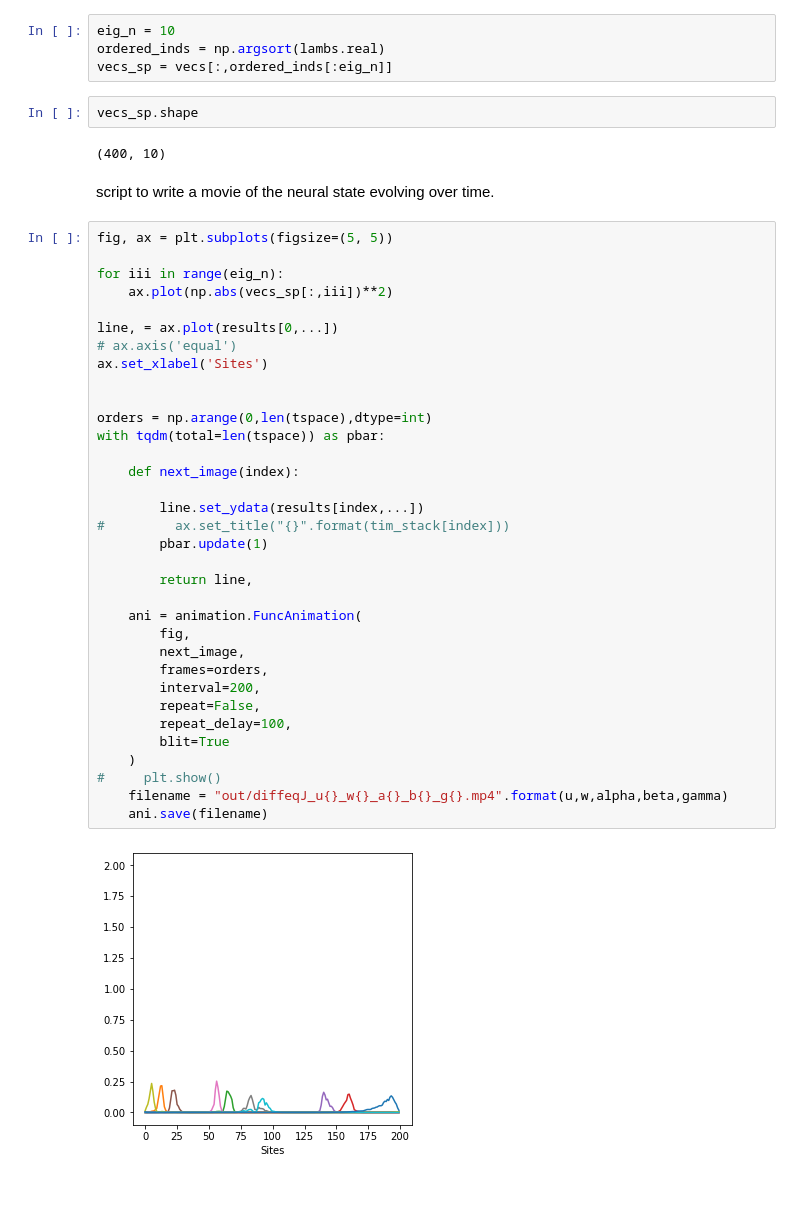
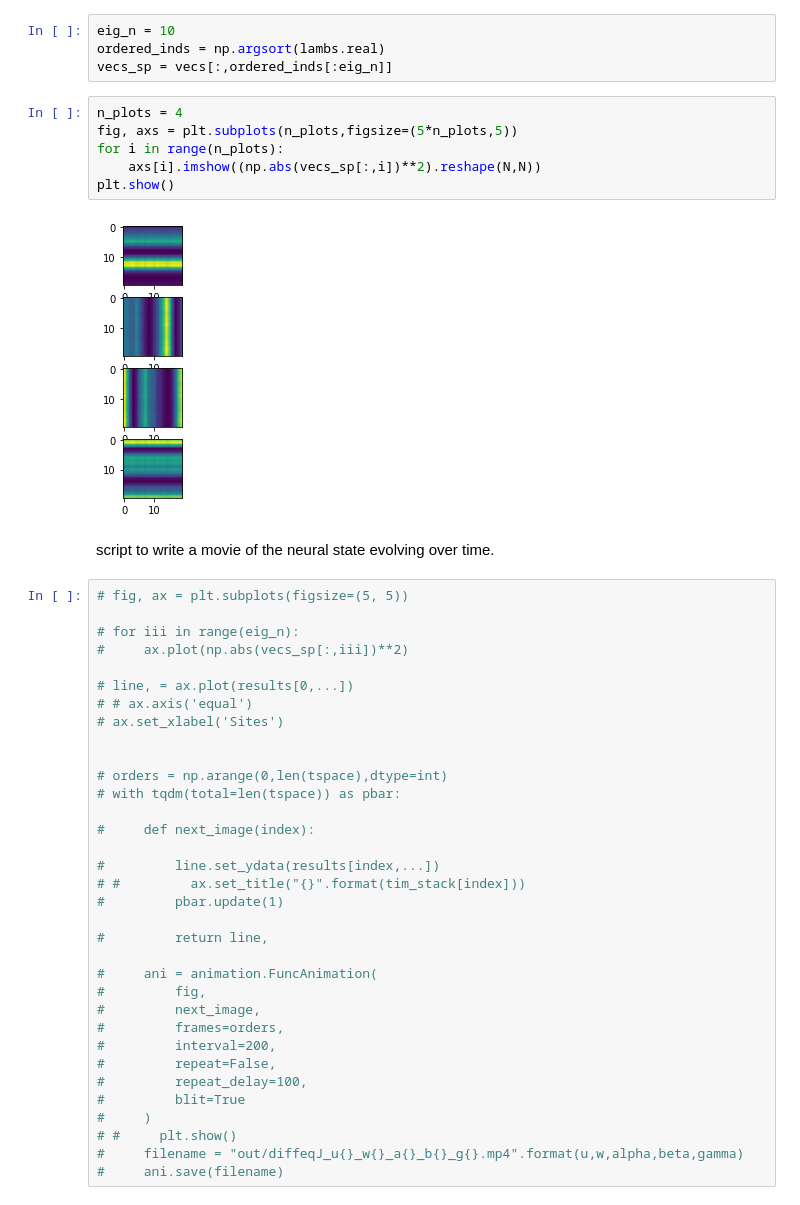
Before and after one commit to mdd423/anderson_project, a Jupyter notebook: notebooks/03-2d_grid_model.ipynb, the cells around one changed output. Cells and saved outputs as stored; diff of their text form.

```diff
--- a/notebooks/03-2d_grid_model.ipynb
+++ b/notebooks/03-2d_grid_model.ipynb
@@ -112,45 +113,47 @@ eig_n = 10
 ordered_inds = np.argsort(lambs.real)
 vecs_sp = vecs[:,ordered_inds[:eig_n]]
 # %%
-vecs_sp.shape
+n_plots = 4
+fig, axs = plt.subplots(n_plots,figsize=(5*n_plots,5))
+for i in range(n_plots):
+    axs[i].imshow((np.abs(vecs_sp[:,i])**2).reshape(N,N))
+plt.show()
 # %% [output]
-(400, 10)
+[figure, added]
 # %% [markdown]
 script to write a movie of the neural state evolving over time.
 # %%
-fig, ax = plt.subplots(figsize=(5, 5))
+# fig, ax = plt.subplots(figsize=(5, 5))
 
-for iii in range(eig_n):
-    ax.plot(np.abs(vecs_sp[:,iii])**2)
+# for iii in range(eig_n):
+#     ax.plot(np.abs(vecs_sp[:,iii])**2)
 
-line, = ax.plot(results[0,...])
-# ax.axis('equal')
-ax.set_xlabel('Sites')
+# line, = ax.plot(results[0,...])
+# # ax.axis('equal')
+# ax.set_xlabel('Sites')
 
 
-orders = np.arange(0,len(tspace),dtype=int)
-with tqdm(total=len(tspace)) as pbar:
+# orders = np.arange(0,len(tspace),dtype=int)
+# with tqdm(total=len(tspace)) as pbar:
 
-    def next_image(index):
+#     def next_image(index):
 
-        line.set_ydata(results[index,...])
-#         ax.set_title("{}".format(tim_stack[index]))
-        pbar.update(1)
+#         line.set_ydata(results[index,...])
+# #         ax.set_title("{}".format(tim_stack[index]))
+#         pbar.update(1)
 
-        return line,
+#         return line,
 
-    ani = animation.FuncAnimation(
-        fig,
-        next_image,
-        frames=orders,
-        interval=200,
-        repeat=False,
-        repeat_delay=100,
-        blit=True
-    )
-#     plt.show()
-    filename = "out/diffeqJ_u{}_w{}_a{}_b{}_g{}.mp4".format(u,w,alpha,beta,gamma)
-    ani.save(filename)
+#     ani = animation.FuncAnimation(
+#         fig,
+#         next_image,
+#         frames=orders,
+#         interval=200,
+#         repeat=False,
+#         repeat_delay=100,
+#         blit=True
+#     )
+# #     plt.show()
+#     filename = "out/diffeqJ_u{}_w{}_a{}_b{}_g{}.mp4".format(u,w,alpha,beta,gamma)
+#     ani.save(filename)
-# %% [output]
-[figure, removed]
 # %%
```
Also changed, not shown: parts of 10 cells of this notebook.
